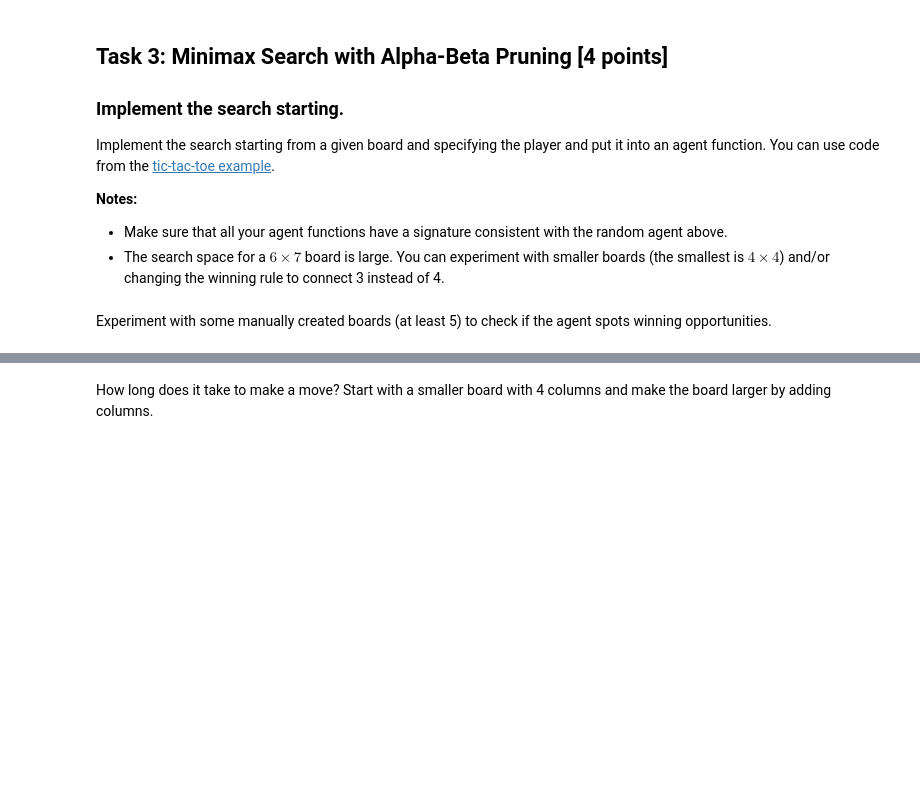
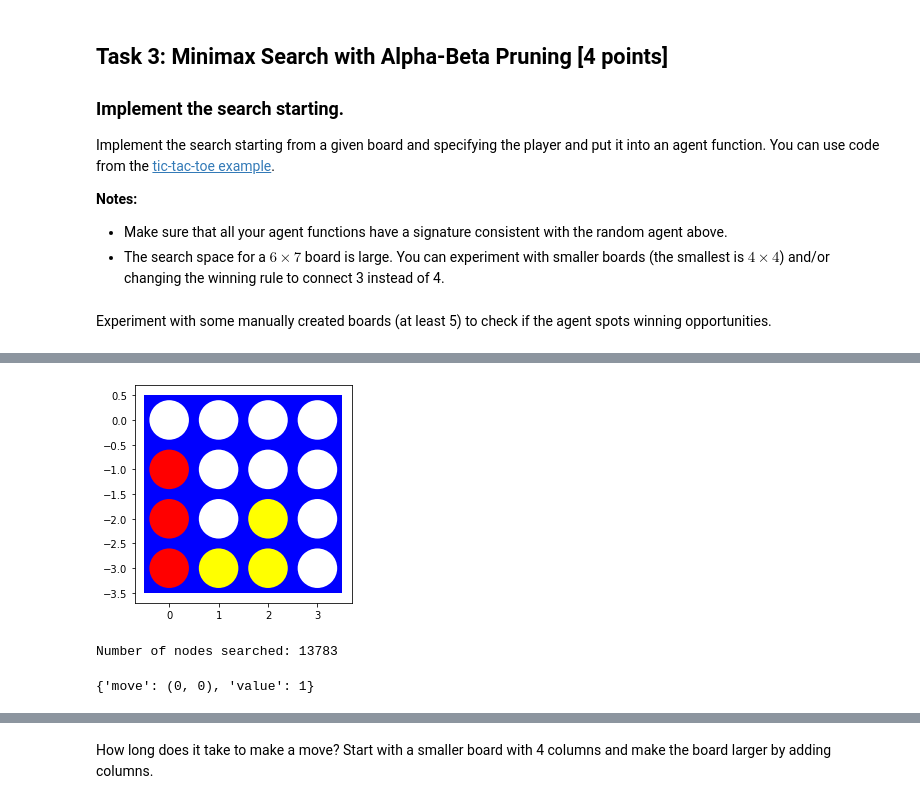
Before and after one commit to Naishur-M/CS7320-AI, a Jupyter notebook: Games/assignment_connect4.ipynb, the cells around one changed output, grey strips where cells are left out. Drawn from its saved outputs; the diff is of its cells as text; code cells hidden in the pictures; blank space fills up the shorter version.

```diff
--- a/Games/assignment_connect4.ipynb
+++ b/Games/assignment_connect4.ipynb
@@ -400,0 +413,17 @@ COUNT = 0
+# %%
+board = custom_board(4,4)
+board[3][0] = 1
+board[3][1] = -1
+board[3][2] = -1
+board[2][0] = 1
+board[2][2] = -1
+board[1][0] = 1
+visualize(board)
+
+DEBUG = 1
+COUNT = 0
+%time display(minimax_search(board))
+# %% [output]
+[figure, added]
+Number of nodes searched: 13783
+{'move': (0, 0), 'value': 1}
```
Also changed, not shown: parts of 15 cells of this notebook.
